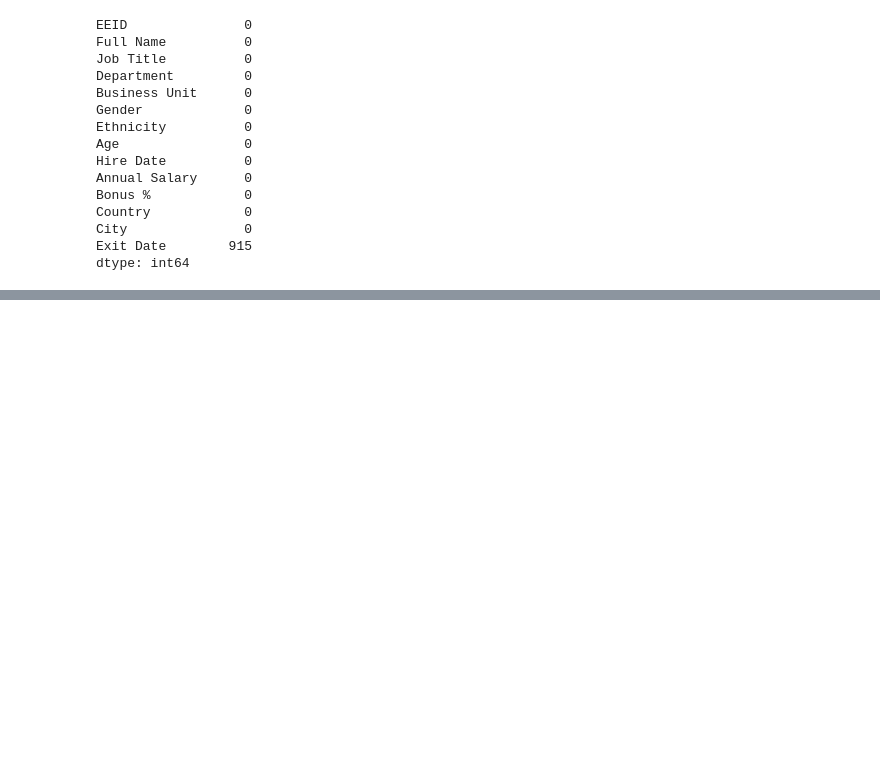
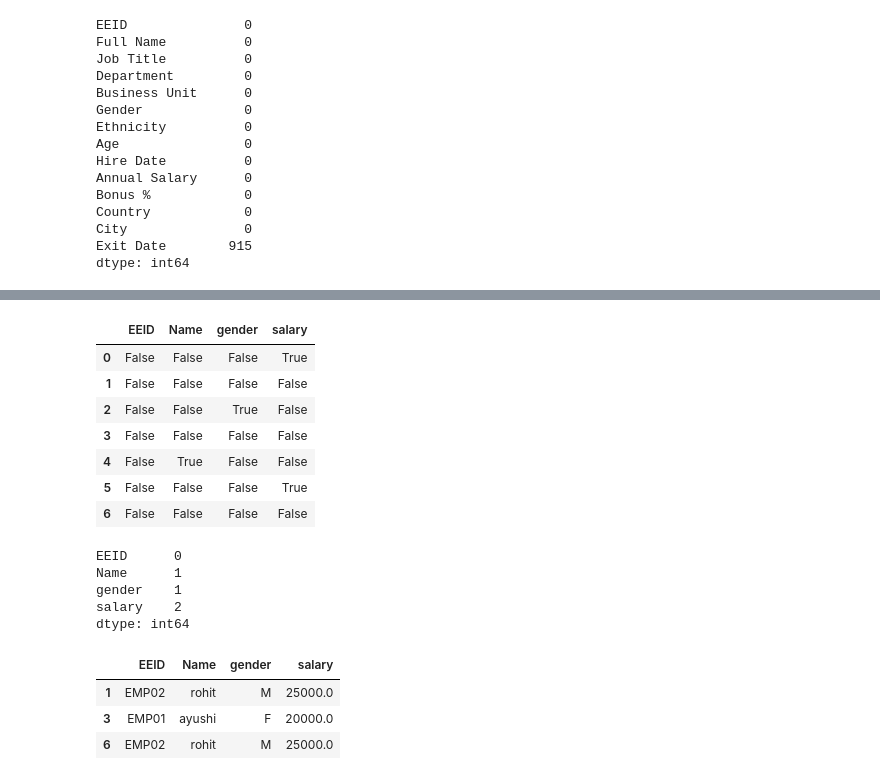
Before and after one commit to azaz9026/Pandas, a Jupyter notebook: python_pasdas.ipynb, the cells around one changed output, grey strips where cells are left out. Saved outputs shown, nothing was run; the diff lists cells and outputs as text; code cells hidden in the pictures; blank space fills up the shorter version.

```diff
--- a/python_pasdas.ipynb
+++ b/python_pasdas.ipynb
@@ -201,0 +255,26 @@ dtype: int64
+# %%
+data.isnull()
+# %% [output]
+|  | EEID | Name | gender | salary |
+| 0 | False | False | False | True |
+| 1 | False | False | False | False |
+| 2 | False | False | True | False |
+| 3 | False | False | False | False |
+| 4 | False | True | False | False |
+| 5 | False | False | False | True |
+| 6 | False | False | False | False |
+# %%
+data.isnull().sum()
+# %% [output]
+EEID      0
+Name      1
+gender    1
+salary    2
+dtype: int64
+# %%
+data.dropna()
+# %% [output]
+|  | EEID | Name | gender | salary |
+| 1 | EMP02 | rohit | M | 25000.0 |
+| 3 | EMP01 | ayushi | F | 20000.0 |
+| 6 | EMP02 | rohit | M | 25000.0 |
```
Also changed, not shown: parts of 22 cells of this notebook.
